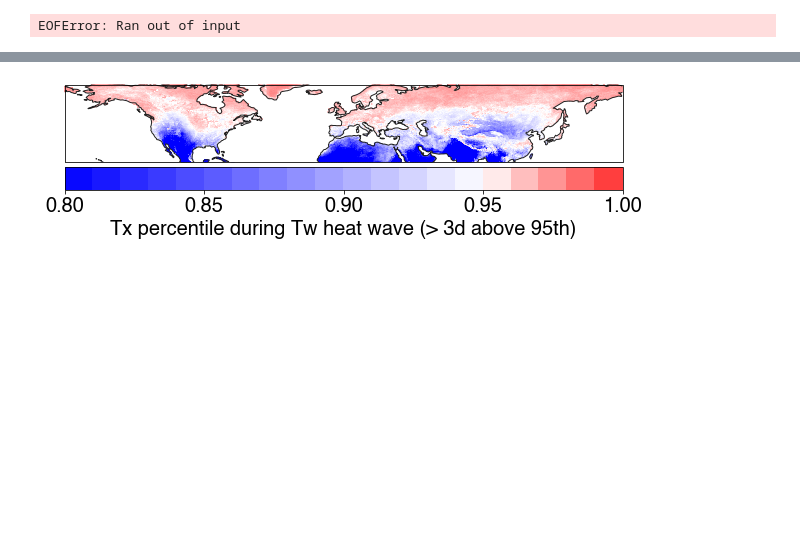
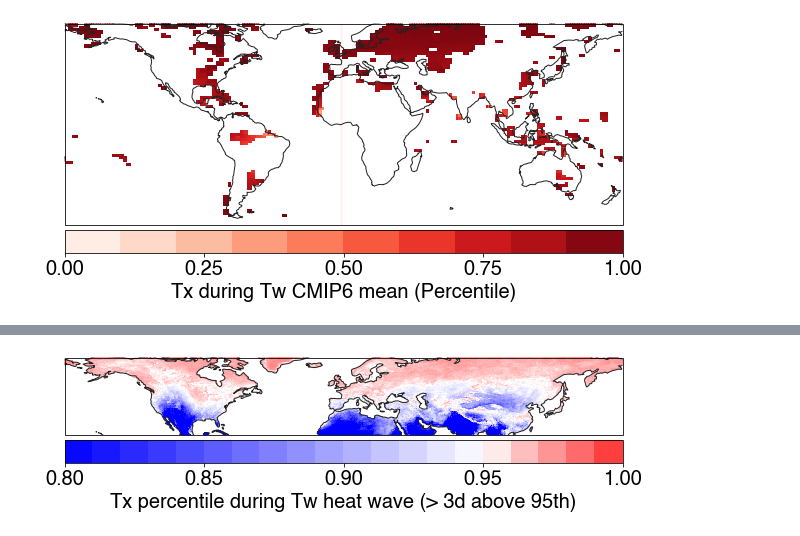
Before and after one commit to ecoffel/2021-heat, a Jupyter notebook: ht_tx_on_tw_analysis.ipynb, the cells around one changed output, grey strips where cells are left out. Saved outputs shown, nothing was run; the diff lists cells and outputs as text; code cells hidden in the pictures; blank space fills up the shorter version.

Commit message:
2021 heat

```diff
--- a/ht_tx_on_tw_analysis.ipynb
+++ b/ht_tx_on_tw_analysis.ipynb
@@ -75,10 +77,14 @@ ds_grow_r_t_et.load()
 ds_grow_r_t_et_crop = xr.open_dataset('r_t_et_era5_crop_restricted_1981_2018.nc')
 ds_grow_r_t_et_crop.load();
 # %%
-yearRange = np.arange(1981, 2021+1)
+yearRange = np.arange(1981, 2014+1)
 # %%
+
 tx_during_tw = np.full([len(yearRange), lat.size, lon.size], np.nan)
 tw_during_tx = np.full([len(yearRange), lat.size, lon.size], np.nan)
+
+tx_during_tw_cmip6 = np.full([len(cmip6_models), len(yearRange), cmip6_lat.size, cmip6_lon.size], np.nan)
+tw_during_tx_cmip6 = np.full([len(cmip6_models), len(yearRange), cmip6_lat.size, cmip6_lon.size], np.nan)
 
 et_during_tw = np.full([len(yearRange), lat.size, lon.size], np.nan)
 et_during_tx = np.full([len(yearRange), lat.size, lon.size], np.nan)
@@ -92,8 +98,48 @@ for y_ind, y in enumerate(yearRange):
         et_during_tx[y_ind, :, :] = pickle.load(f)
     with open('%s/heat-wave-days/et-on-tw/era5_et_on_tw_%d.dat'%(dirHeatData, y), 'rb') as f:
         et_during_tw[y_ind, :, :] = pickle.load(f)
+
+    for m, model in enumerate(cmip6_models):
+        with open('%s/heat-wave-days/tw-on-tx/cmip6/%s/cmip6_tw_on_tx_%d_%s.dat'%(dirHeatData, model, y, model), 'rb') as f:
+            tw_during_tx_cmip6[m, y_ind, :, :] = pickle.load(f)
+        with open('%s/heat-wave-days/tx-on-tw/cmip6/%s/cmip6_tx_on_tw_%d_%s.dat'%(dirHeatData, model, y, model), 'rb') as f:
+            tx_during_tw_cmip6[m, y_ind, :, :] = pickle.load(f)
-# %% [output]
-EOFError: Ran out of input
+# %%
+plt.figure(figsize=(10,10))
+ax = plt.axes(projection=ccrs.PlateCarree())
+
+ax.set_extent([-180, -180, 70, -60])
+
+v1 = 0
+v2 = 1.01
+vstep = .1
+vlabelstep = .25
+
+midnorm = MidpointNormalize(vmin=v1, vcenter=(v1+v2)/2, vmax=v2)
+cmap = plt.cm.get_cmap('Reds')
+
+# data = ds_grow_r_t_et.r_t_et.values
+data = np.nanmean(tx_during_tw_cmip6[3,:,:,:], axis=0)
+cur_lon = cmip6_lon
+data, cur_lon = add_cyclic_point(data, coord=cmip6_lon)
+c = plt.pcolormesh(cur_lon, cmip6_lat, data, \
+                 cmap=cmap, norm=midnorm)
+
+ax.add_feature(cartopy.feature.COASTLINE.with_scale('110m'), edgecolor='#222222')
+
+# plt.text(-125, -30, 'Mean: %.1f'%(np.nanmean(data)), fontdict={'family':'helvetica', 'size':16}, ha='center', va='center')
+
+scmap = plt.cm.ScalarMappable(cmap=cmap, norm=midnorm)
+scmap.set_array([])
+cb = plt.colorbar(scmap, ticks=np.arange(v1, v2, vlabelstep),
+             boundaries=np.arange(v1, v2, vstep), orientation='horizontal',
+             pad=0.01, aspect=25, shrink=1)
+cb.ax.tick_params(labelsize=20)
+cb.set_label('Tx during Tw CMIP6 mean (Percentile)', fontsize=20)
+
+# plt.savefig('r-t-et-era5-map.png', format='png', dpi=500, bbox_inches = 'tight', pad_inches = 0.02)
+# %% [output]
+[figure, added]
 # %%
 plt.figure(figsize=(10,10))
 ax = plt.axes(projection=ccrs.PlateCarree())
```
Also changed, not shown: parts of 21 cells of this notebook, 3 other files.
